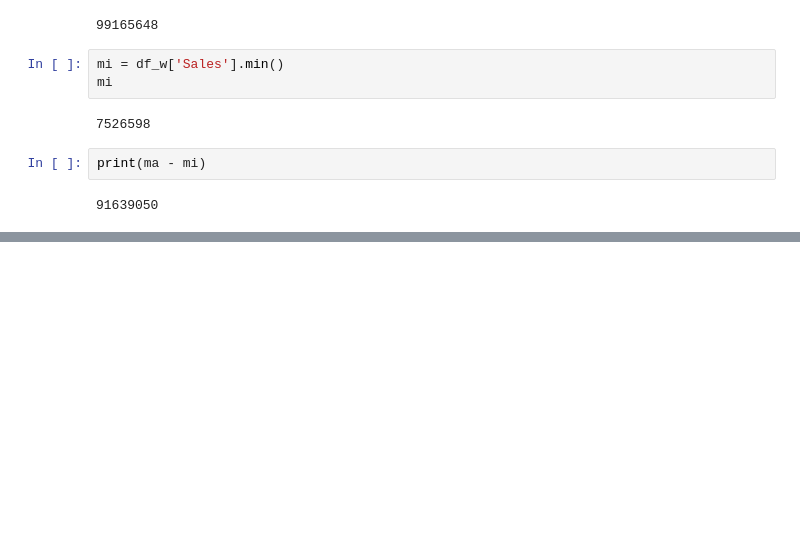
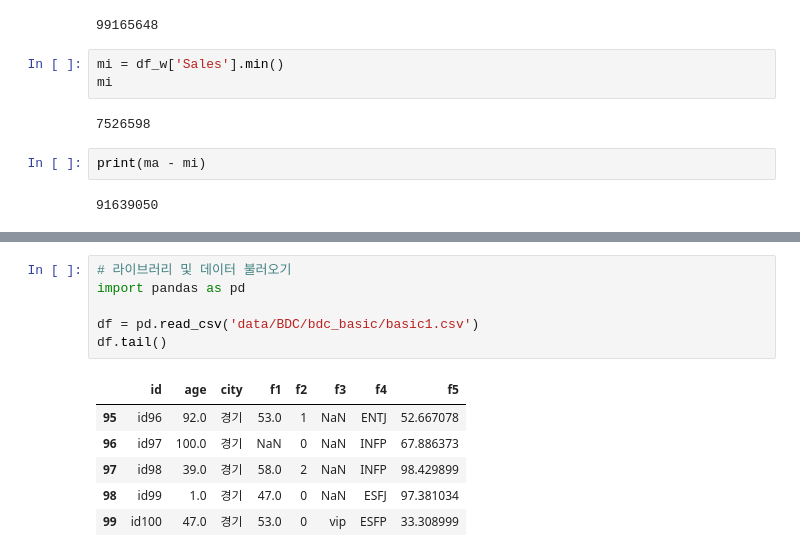
Before and after one commit to zudata/BEAKJOON, a Jupyter notebook: study/Big Data Certification study.ipynb, the cells around one changed output, grey strips where cells are left out. Cells and saved outputs as stored; diff of their text form; blank space fills up the shorter version.

```diff
--- a/study/Big Data Certification study.ipynb
+++ b/study/Big Data Certification study.ipynb
@@ -1355,0 +1363,13 @@ print(ma - mi)
+# %%
+# 라이브러리 및 데이터 불러오기
+import pandas as pd
+
+df = pd.read_csv('data/BDC/bdc_basic/basic1.csv')
+df.tail()
+# %% [output]
+|  | id | age | city | f1 | f2 | f3 | f4 | f5 |
+| 95 | id96 | 92.0 | 경기 | 53.0 | 1 | NaN | ENTJ | 52.667078 |
+| 96 | id97 | 100.0 | 경기 | NaN | 0 | NaN | INFP | 67.886373 |
+| 97 | id98 | 39.0 | 경기 | 58.0 | 2 | NaN | INFP | 98.429899 |
+| 98 | id99 | 1.0 | 경기 | 47.0 | 0 | NaN | ESFJ | 97.381034 |
+| 99 | id100 | 47.0 | 경기 | 53.0 | 0 | vip | ESFP | 33.308999 |
```
Also changed, not shown: parts of 6 cells of this notebook.
